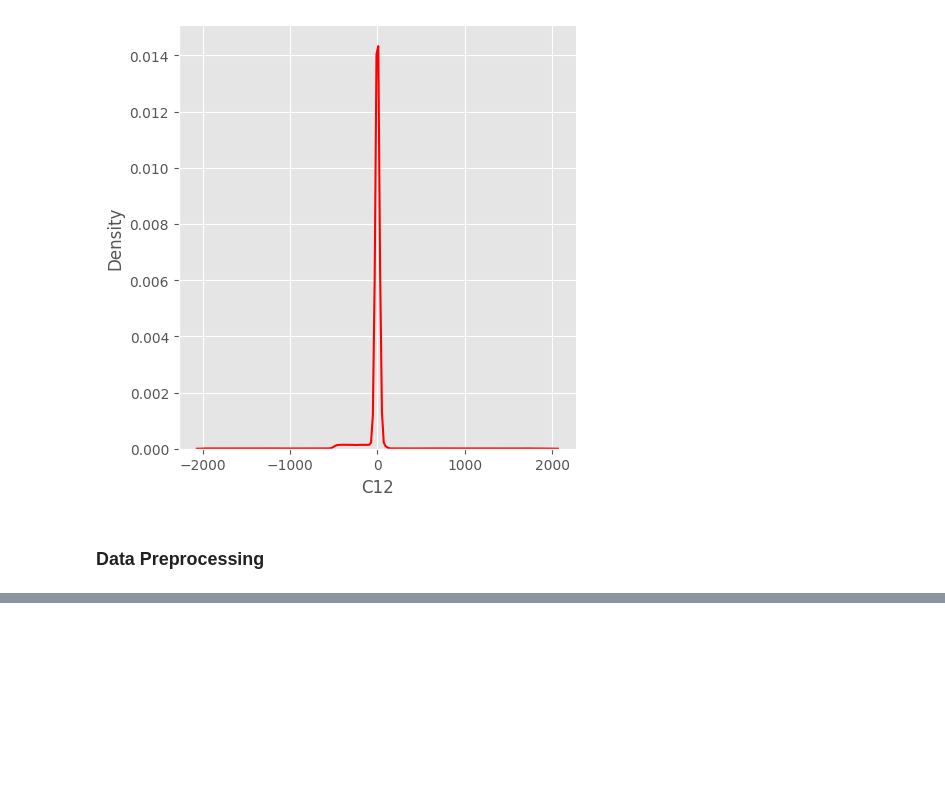
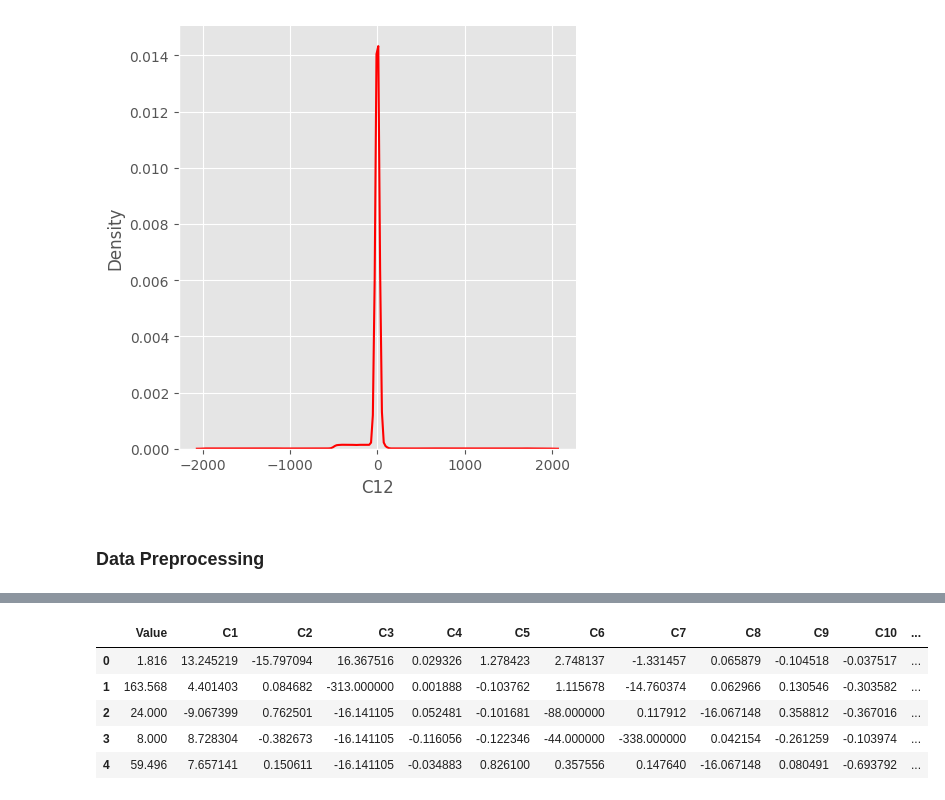
Before and after one commit to JacobJ215/Anomaly-Detection-Using-Autoencoders, a Jupyter notebook: auto-encoder.ipynb, the cells around one changed output, grey strips where cells are left out. Cells and saved outputs as stored; diff of their text form; code cells hidden in the pictures; blank space fills up the shorter version.

```diff
--- a/auto-encoder.ipynb
+++ b/auto-encoder.ipynb
@@ -129,3 +129,7 @@ for elem in ['C1','C2','C3','C4', 'C5', 'C6', 'C7', 'C8', 'C9', 'C10', 'C11', 'C
 [figure]
 # %% [markdown]
 ### Data Preprocessing
+# %%
+# Impute missing values with mean
+df = df.fillna(df.mean())
+df.isnull().sum()
@@ -131,0 +153,11 @@ for elem in ['C1','C2','C3','C4', 'C5', 'C6', 'C7', 'C8', 'C9', 'C10', 'C11', 'C
+# %%
+# Drop the timestamp column
+df.drop("Timestamp", axis=1, inplace=True)
+df.head()
+# %% [output]
+|  | Value | C1 | C2 | C3 | C4 | C5 | C6 | C7 | C8 | C9 | C10 | ... |
+| 0 | 1.816 | 13.245219 | -15.797094 | 16.367516 | 0.029326 | 1.278423 | 2.748137 | -1.331457 | 0.065879 | -0.104518 | -0.037517 | ... |
+| 1 | 163.568 | 4.401403 | 0.084682 | -313.000000 | 0.001888 | -0.103762 | 1.115678 | -14.760374 | 0.062966 | 0.130546 | -0.303582 | ... |
+| 2 | 24.000 | -9.067399 | 0.762501 | -16.141105 | 0.052481 | -0.101681 | -88.000000 | 0.117912 | -16.067148 | 0.358812 | -0.367016 | ... |
+| 3 | 8.000 | 8.728304 | -0.382673 | -16.141105 | -0.116056 | -0.122346 | -44.000000 | -338.000000 | 0.042154 | -0.261259 | -0.103974 | ... |
+| 4 | 59.496 | 7.657141 | 0.150611 | -16.141105 | -0.034883 | 0.826100 | 0.357556 | 0.147640 | -16.067148 | 0.080491 | -0.693792 | ... |
```
Also changed, not shown: parts of 7 cells of this notebook, 6 other files.
